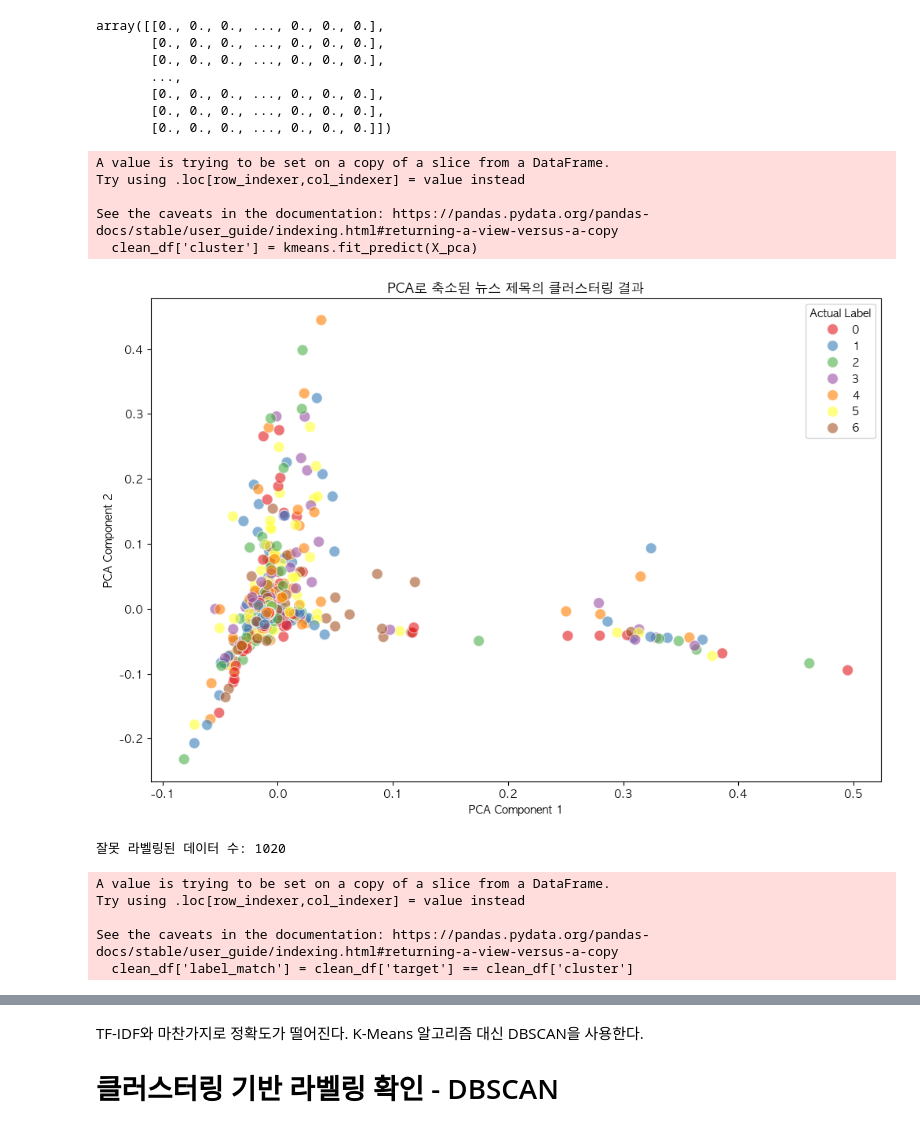
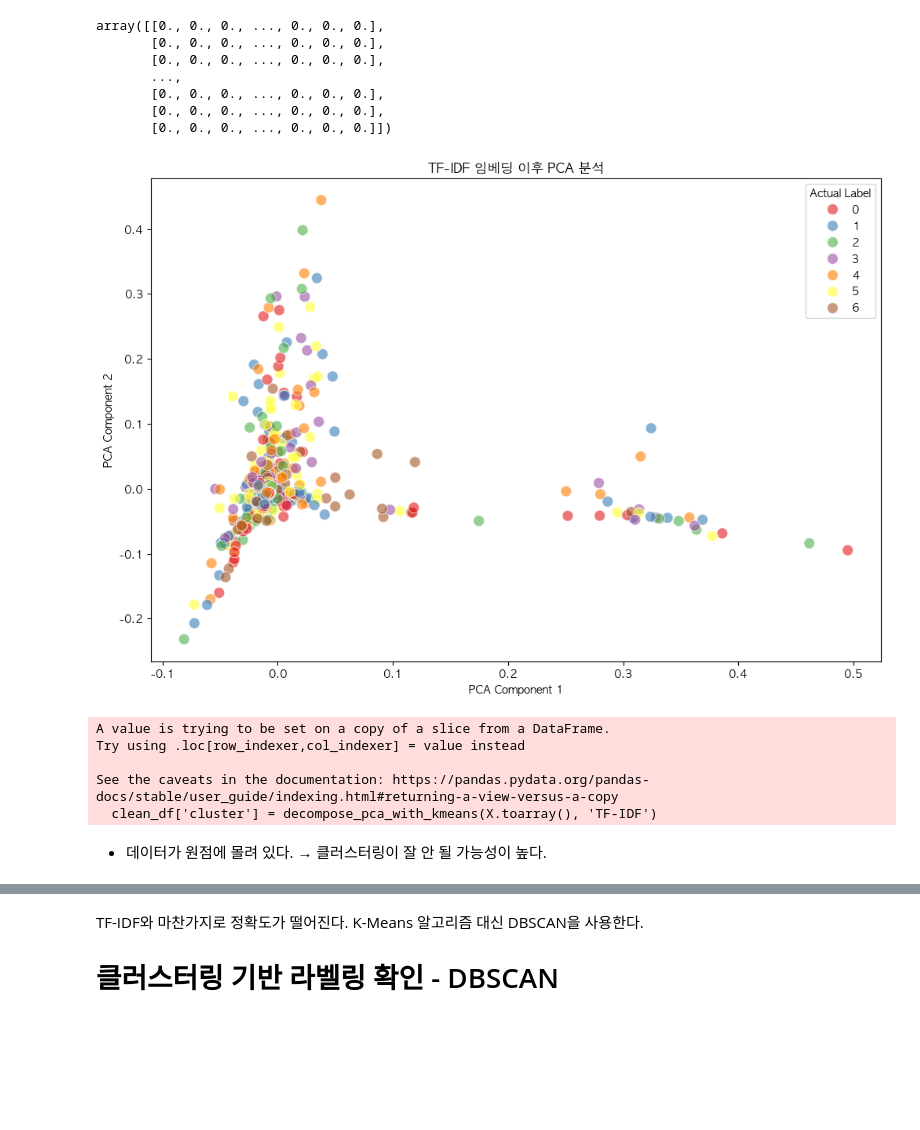
Before and after one commit to boostcampaitech7/level2-nlp-datacentric-nlp-07, a Jupyter notebook: data_filter_pipeline.ipynb, the cells around one changed output, grey strips where cells are left out. Cells and saved outputs as stored; diff of their text form; code cells hidden in the pictures; blank space fills up the shorter version.

Commit message:
feat: analyse sparse embedding + PCA + ML based clustering

```diff
--- a/data_filter_pipeline.ipynb
+++ b/data_filter_pipeline.ipynb
@@ -146,37 +149,29 @@ array([[0., 0., 0., ..., 0., 0., 0.],
        [0., 0., 0., ..., 0., 0., 0.]])
 # %%
 pca = PCA(n_components=2, random_state=42)
-X_pca = pca.fit_transform(X.toarray())
+kmeans = KMeans(n_clusters=7, random_state=42)
-# %%
-kmeans = KMeans(n_clusters=7, random_state=42)
-clean_df['cluster'] = kmeans.fit_predict(X_pca)
-# %% [output]
-A value is trying to be set on a copy of a slice from a DataFrame.
-Try using .loc[row_indexer,col_indexer] = value instead
-
-See the caveats in the documentation: https://pandas.pydata.org/pandas-docs/stable/user_guide/indexing.html#returning-a-view-versus-a-copy
-  clean_df['cluster'] = kmeans.fit_predict(X_pca)
 # %%
-plt.figure(figsize=(12, 8))
-sns.scatterplot(x=X_pca[:, 0], y=X_pca[:, 1], hue=clean_df['target'], palette='Set1', s=100, alpha=0.6, edgecolor='w')
-plt.title('PCA로 축소된 뉴스 제목의 클러스터링 결과')
-plt.xlabel('PCA Component 1')
-plt.ylabel('PCA Component 2')
-plt.legend(title='Actual Label')
-plt.show()
+def decompose_pca_with_kmeans(target, embedding_type: str) -> np.ndarray:
+    target_pca = pca.fit_transform(target)
+    plt.figure(figsize=(12, 8))
+    sns.scatterplot(x=target_pca[:, 0], y=target_pca[:, 1], hue=clean_df['target'], palette='Set1', s=100, alpha=0.6, edgecolor='w')
+    plt.title(f'{embedding_type} 임베딩 이후 PCA 분석')
+    plt.xlabel('PCA Component 1')
+    plt.ylabel('PCA Component 2')
+    plt.legend(title='Actual Label')
+    plt.show()
+    return kmeans.fit_predict(target_pca)
-# %% [output]
-[figure, removed]
-# %%
-clean_df['label_match'] = clean_df['target'] == clean_df['cluster']
-mismatched_labels = clean_df[clean_df['label_match'] == False]
-print(f"잘못 라벨링된 데이터 수: {len(mismatched_labels)}")
-# %% [output]
-잘못 라벨링된 데이터 수: 1020
-A value is trying to be set on a copy of a slice from a DataFrame.
-Try using .loc[row_indexer,col_indexer] = value instead
-
-See the caveats in the documentation: https://pandas.pydata.org/pandas-docs/stable/user_guide/indexing.html#returning-a-view-versus-a-copy
-  clean_df['label_match'] = clean_df['target'] == clean_df['cluster']
+# %%
+clean_df['cluster'] = decompose_pca_with_kmeans(X.toarray(), 'TF-IDF')
+# %% [output]
+[figure, added]
+A value is trying to be set on a copy of a slice from a DataFrame.
+Try using .loc[row_indexer,col_indexer] = value instead
+
+See the caveats in the documentation: https://pandas.pydata.org/pandas-docs/stable/user_guide/indexing.html#returning-a-view-versus-a-copy
+  clean_df['cluster'] = decompose_pca_with_kmeans(X.toarray(), 'TF-IDF')
+# %% [markdown]
+- 데이터가 원점에 몰려 있다. &rarr; 클러스터링이 잘 안 될 가능성이 높다.
 # %%
 label_map = {
     0:'생활문화',1:'스포츠',2:'정치',3:'사회',4:'IT과학',5:'경제',6:'세계'
```
Also changed, not shown: parts of 19 cells of this notebook.
